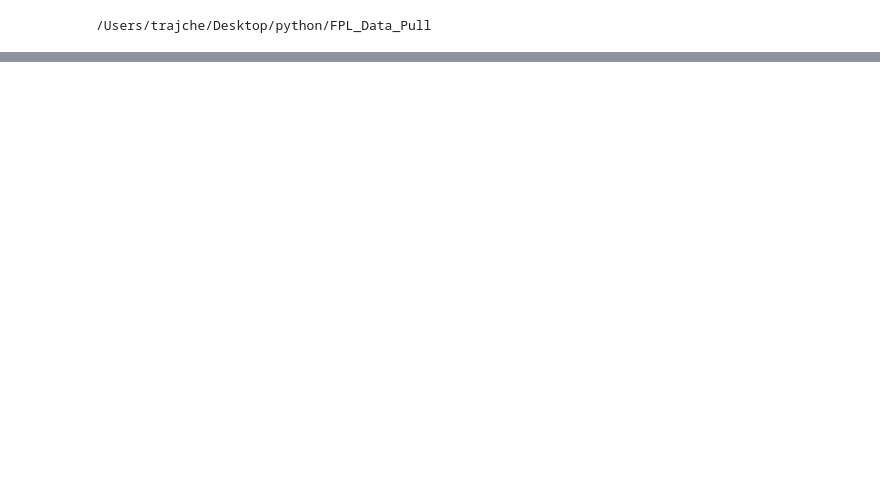
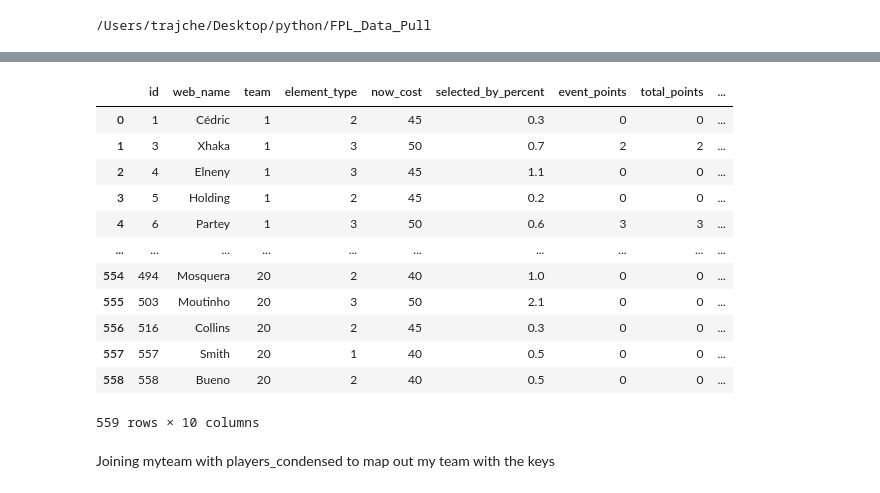
Before and after one commit to andrtraj/FPL_Data_Pull, a Jupyter notebook: fpl_api_connect.ipynb, the cells around one changed output, grey strips where cells are left out. Cells and saved outputs as stored; diff of their text form; code cells hidden in the pictures; blank space fills up the shorter version.

Commit message:
Data Collected

```diff
--- a/fpl_api_connect.ipynb
+++ b/fpl_api_connect.ipynb
@@ -98,5 +101,4 @@ pprint(r, indent=2, depth=1, compact=True)
 # %%
-
-players = r['elements']
-print(players[0)]
+players = pd.DataFrame(r['elements'])
+print(players.columns)
 # %% [output]
@@ -104,4 +124,4 @@ print(players[0)]
 # %%
-players = pd.json_normalize(r['elements'])
-
-p1 = players[['id', 'web_name', 'team', 'element_type', 'now_cost']].head()
+#Getting the required columns
+players_condensed = players[['id', 'web_name', 'team', 'element_type', 'now_cost', 'selected_by_percent', 'event_points', 'total_points']]
+players_condensed.head(5)
@@ -117,0 +135,3 @@ print(p1.head())
+# %%
+elements_keys = pd.DataFrame(r['element_types'])
+teams_keys = pd.DataFrame(r['teams'])
@@ -117,0 +140,3 @@ print(p1.head())
+# %%
+players_condensed['position'] = players_condensed.element_type.map(elements_keys.set_index('id').singular_name)
+players_condensed.head(5)
@@ -117,0 +150,19 @@ print(p1.head())
+# %%
+players_condensed['team_name'] = players_condensed.team.map(teams_keys.set_index('id').name)
+players_condensed
+# %% [output]
+|  | id | web_name | team | element_type | now_cost | selected_by_percent | event_points | total_points | ... |
+| 0 | 1 | Cédric | 1 | 2 | 45 | 0.3 | 0 | 0 | ... |
+| 1 | 3 | Xhaka | 1 | 3 | 50 | 0.7 | 2 | 2 | ... |
+| 2 | 4 | Elneny | 1 | 3 | 45 | 1.1 | 0 | 0 | ... |
+| 3 | 5 | Holding | 1 | 2 | 45 | 0.2 | 0 | 0 | ... |
+| 4 | 6 | Partey | 1 | 3 | 50 | 0.6 | 3 | 3 | ... |
+| ... | ... | ... | ... | ... | ... | ... | ... | ... | ... |
+| 554 | 494 | Mosquera | 20 | 2 | 40 | 1.0 | 0 | 0 | ... |
+| 555 | 503 | Moutinho | 20 | 3 | 50 | 2.1 | 0 | 0 | ... |
+| 556 | 516 | Collins | 20 | 2 | 45 | 0.3 | 0 | 0 | ... |
+| 557 | 557 | Smith | 20 | 1 | 40 | 0.5 | 0 | 0 | ... |
+| 558 | 558 | Bueno | 20 | 2 | 40 | 0.5 | 0 | 0 | ... |
+559 rows × 10 columns
+# %% [markdown]
+Joining myteam with players_condensed to map out my team with the keys
```
Also changed, not shown: parts of 17 cells of this notebook.
